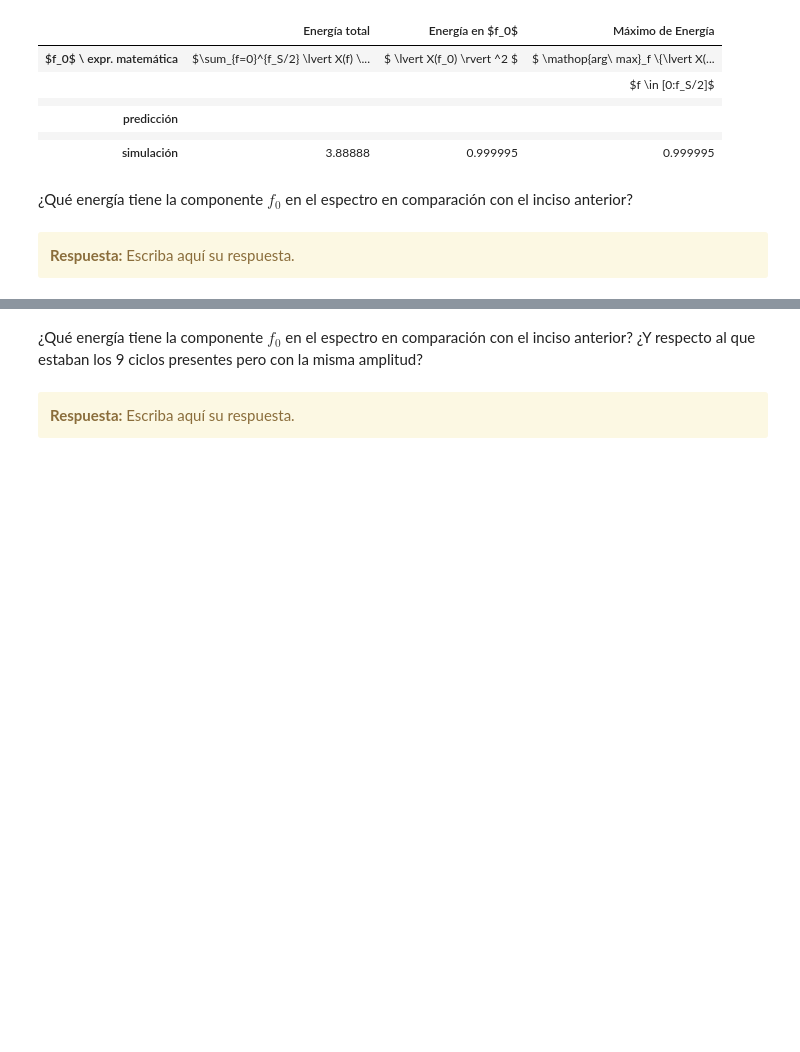
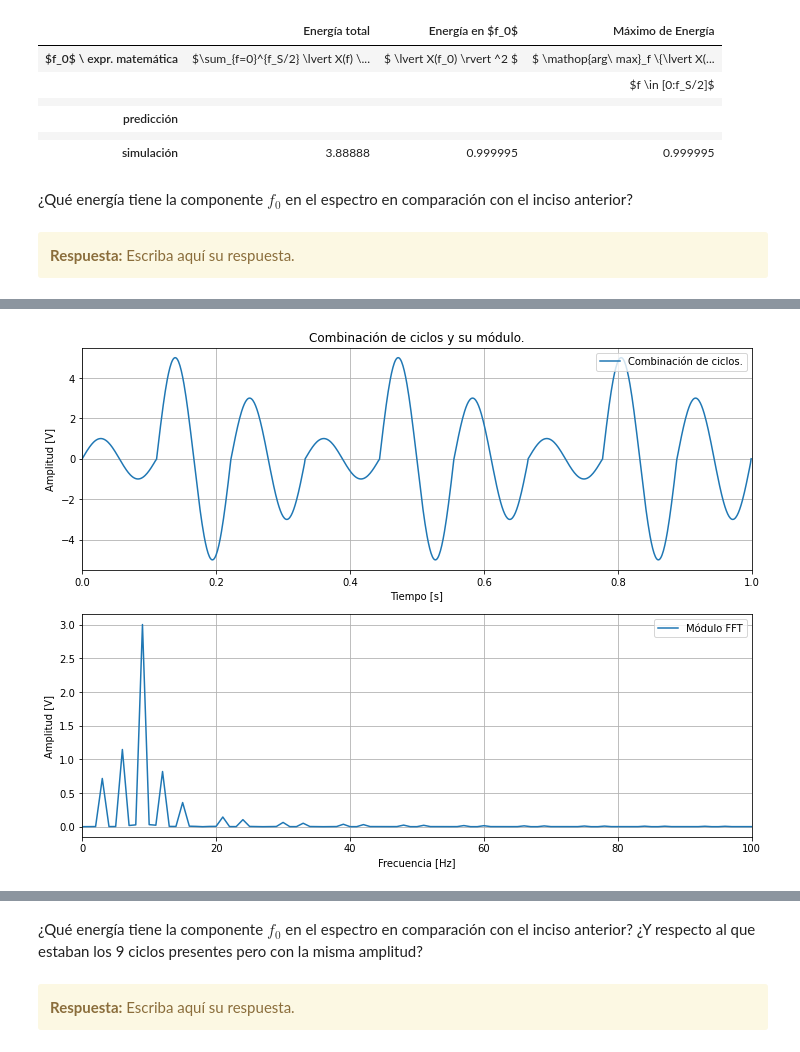
Before and after one commit to jbl95/pds-trabajosPracticos, a Jupyter notebook: TP1 - Muestreo de señales - Forurier.ipynb, the cells around one changed output, grey strips where cells are left out. Cells and saved outputs as stored; diff of their text form; code cells hidden in the pictures; blank space fills up the shorter version.

```diff
--- a/TP1 - Muestreo de señales - Forurier.ipynb
+++ b/TP1 - Muestreo de señales - Forurier.ipynb
@@ -1308,0 +1284,83 @@ HTML(df.to_html())
+# %%
+#######################################
+# Tu simulación que genere resultados #
+#######################################
+from pandas import DataFrame
+from IPython.display import HTML
+
+dc = 0
+ph = 0
+
+f0 = 9 * fs/N
+
+stop = int(N / f0)
+tN = 3 * stop
+
+tt1,signal1 = mi_func_sen (1, dc, f0, ph, tN, fs)
+tt2,signal2 = mi_func_sen (5, dc, f0, ph, tN, fs)
+tt3,signal3 = mi_func_sen (3, dc, f0, ph, tN, fs)
+
+signal1[1*stop:] = 0
+
+signal2[:1*stop] = 0
+signal2[2*stop:] = 0
+
+signal3[:2*stop] = 0
+signal3[3*stop:] = 0
+
+signalSum = signal1 + signal2 + signal3
+
+a = signalSum
+
+c = npy.hstack((a,a))
+c = npy.hstack((c,a))
+
+ceros = npy.zeros(int(N - 3* tN))
+
+signalSum= npy.append(c,ceros)
+tt = npy.arange(N/fs, step=1/fs)
+
+
+fff,modf,fas = fft_modulo_fase(tt,signalSum,fs,N)
+
+value = npy.sum(modf**2)
+tmax = npy.amax(modf**2)
+energia_en_f0 = float (modf[fff == f0] ** 2)
+
+
+plt.subplot(211)
+plt.plot(tt, signalSum,label='Combinación de ciclos.')
+plt.xlim(0,1)
+plt.xlabel('Tiempo [s]')
+plt.ylabel('Amplitud [V]')
+plt.legend()
+plt.grid()
+plt.title('Combinación de ciclos y su módulo.')
+
+plt.subplot(212)
+plt.plot(fff,modf,label='Módulo FFT')
+plt.xlabel('Frecuencia [Hz]')
+plt.ylabel('Amplitud [V]')
+plt.xlim(0,100)
+plt.legend()
+plt.grid()
+plt.show()
+
+
+tus_resultados = [ ['$\sum_{f=0}^{f_S/2} \lvert X(f) \rvert ^2$', '$ \lvert X(f_0) \rvert ^2 $', '$ \mathop{arg\ max}_f \{\lvert X(f) \rvert ^2\} $'],
+                   ['',                                     '',                           '$f \in [0:f_S/2]$'],
+                  ['', '', ''],
+                  ['', '', ''], # <-- completar acá
+                  ['', '', ''],
+                  [value, energia_en_f0, tmax]  # <-- completar acá
+                 ]
+df = DataFrame(tus_resultados, columns=['Energía total', 'Energía en $f_0$', 'Máximo de Energía'],
+               index=['$f_0$ \ expr. matemática',
+                      '',
+                      '',
+                      'predicción',
+                      '',
+                      'simulación'])
+HTML(df.to_html())
+# %% [output]
+[figure, added]
```
Also changed, not shown: parts of 6 cells of this notebook.
